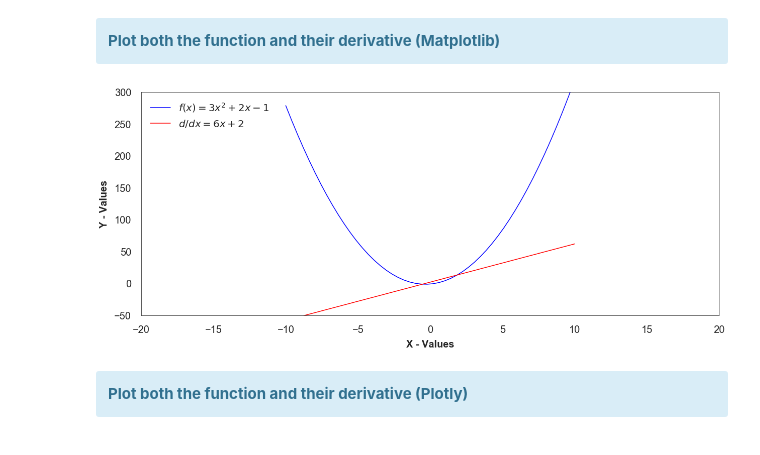
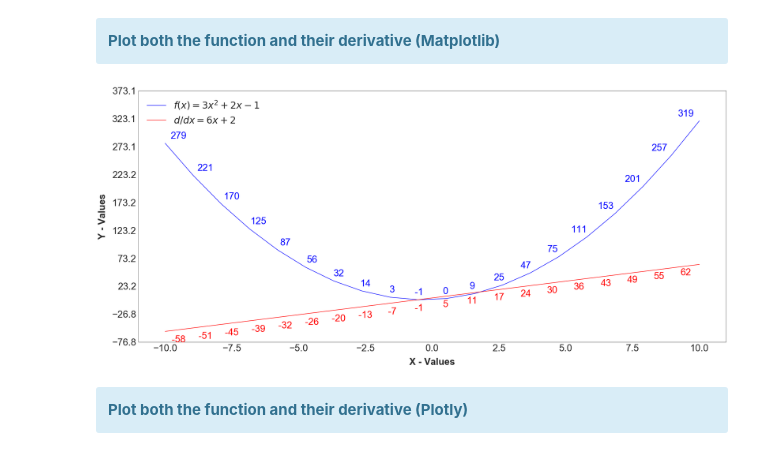
Before and after one commit to Empanator/Computational_Mathematics, a Jupyter notebook: Plotting differentiation.ipynb, the cells around one changed output. Saved outputs shown, nothing was run; the diff lists cells and outputs as text; code cells hidden in the pictures.

```diff
--- a/Plotting differentiation.ipynb
+++ b/Plotting differentiation.ipynb
@@ -51,4 +34,4 @@ fx = lambdify(x, f, modules = ['numpy'])
 
 fxdiff = lambdify(x, fdiff, modules = ['numpy'])
 
-xvals = np.linspace(-10, 10, 50)
+xvals = np.linspace(-10, 10, 20)
@@ -57,22 +66,31 @@ xvals = np.linspace(-10, 10, 50)
 <b>Plot both the function and their derivative (Matplotlib)</b>
 </div>
 # %%
-plt.figure(figsize = (20,10))
+plt.figure(figsize = (30,15))
 plt.rc('font', weight = 'normal')
-plt.xlabel('X - Values', weight = 'bold', fontsize = 20, labelpad = 10)
-plt.ylabel('Y - Values', weight = 'bold', fontsize = 20,  labelpad = 10)
-plt.xticks(fontsize = 20)
-plt.yticks(fontsize = 20)
-plt.tick_params(axis = 'both', pad = 10, size = 10)
+plt.xlabel('X - Values', weight = 'bold', fontsize = 30, labelpad = 15)
+plt.ylabel('Y - Values', weight = 'bold', fontsize = 30,  labelpad = 15)
+plt.xticks(fontsize = 30)
+plt.yticks(fontsize = 30)
 plt.tight_layout(pad = 10)
 plt.plot(xvals, fx(xvals), label = r'$f(x) = 3x^2 + 2x - 1$', color = 'blue')
 plt.plot(xvals, fxdiff(xvals), label = r'$d/dx = 6x + 2$', color = 'red')
-plt.legend(loc = 'upper left', prop = {'size':20}, frameon = False)
-plt.xlim([-20, 20])
-plt.ylim([-50, 300])
+plt.legend(loc = 'upper left', prop = {'size':30}, frameon = False)
+
+for i, v in enumerate(fx(xvals)):
+    plt.text(i-9.5, v+5, "%d" %v, va = 'bottom', ha = 'center',
+             color = 'blue',fontsize = 30)
+
+for i, v in enumerate(fxdiff(xvals)):
+    plt.text(i-9.5, v-15, "%d" %v, va = 'center', ha = 'center',
+             color = 'red',fontsize = 30)
+
+xstart, xend = plt.xlim()
+ystart, yend = plt.ylim()
+plt.yticks(np.arange(ystart, yend+50, 50))
 plt.show()
 # %% [output]
-[figure, old version]
+[figure, new version]
 # %% [markdown]
 <div class="alert alert-block alert-info">
 <b>Plot both the function and their derivative (Plotly)</b>
```
Also changed, not shown: parts of 7 cells of this notebook, 14 other files.
